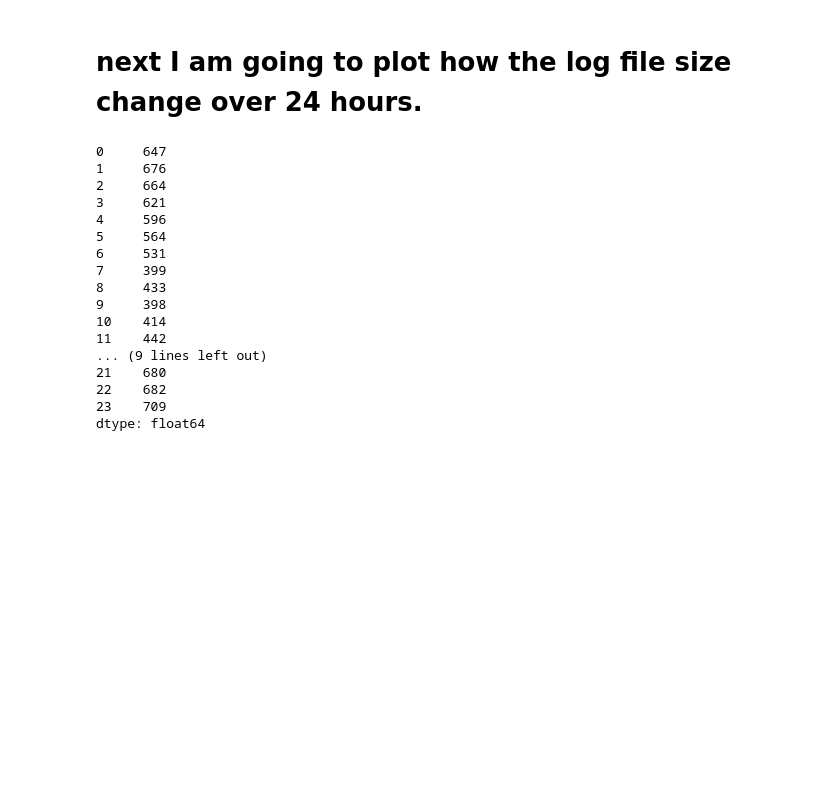
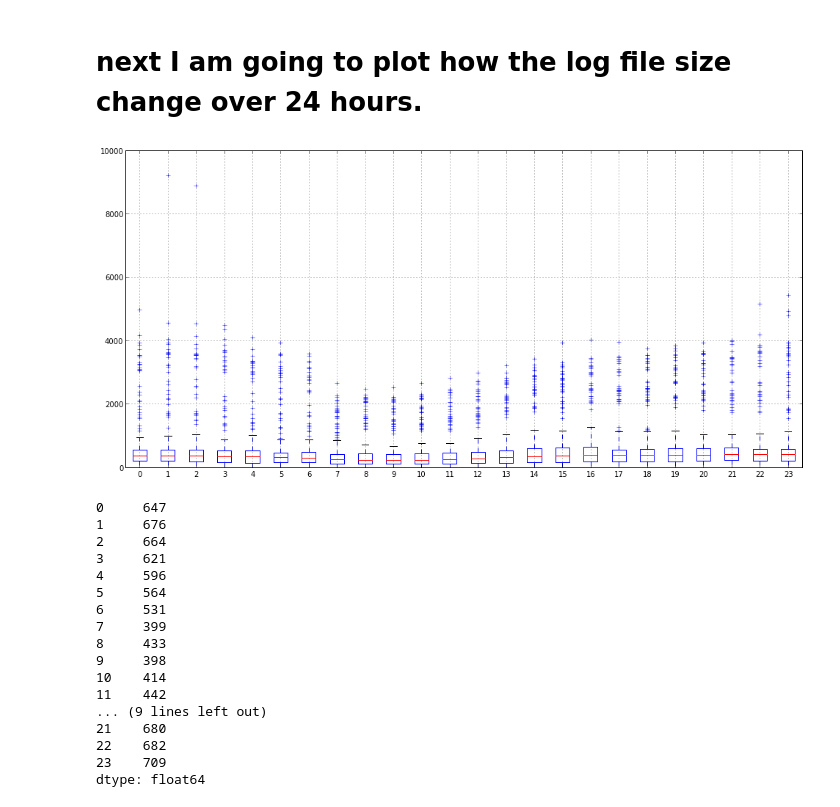
Before and after one commit to wuzhigang05/ipythonNotebooks, a Jupyter notebook: logFileSizePlot.ipynb, the cells around one changed output. Cells and saved outputs as stored; diff of their text form; code cells hidden in the pictures; blank space fills up the shorter version.

Commit message:
update the plot

```diff
--- a/logFileSizePlot.ipynb
+++ b/logFileSizePlot.ipynb
@@ -103,6 +104,15 @@ It used to be have a total size around 10 Gb per day. This number bounced to 50-
 which is comparable to the size of tracking log data size.
 # %% [markdown]
 # next I am going to plot how the log file size change over 24 hours.
+# %%
+#type(tdf)
+#tdf.shape
+#tdf['label'] = pd.Series(['A'] * len(tdf), index=tdf.index)
+#tdf.head(10)
+plt.figure(figsize=(16, 8))
+ax = tdf.boxplot()
+# %% [output]
+[figure, added]
 # %%
 df
 sizePerHourDf = df.apply(np.mean, axis= 1)
```
Also changed, not shown: parts of 1 cell of this notebook.
